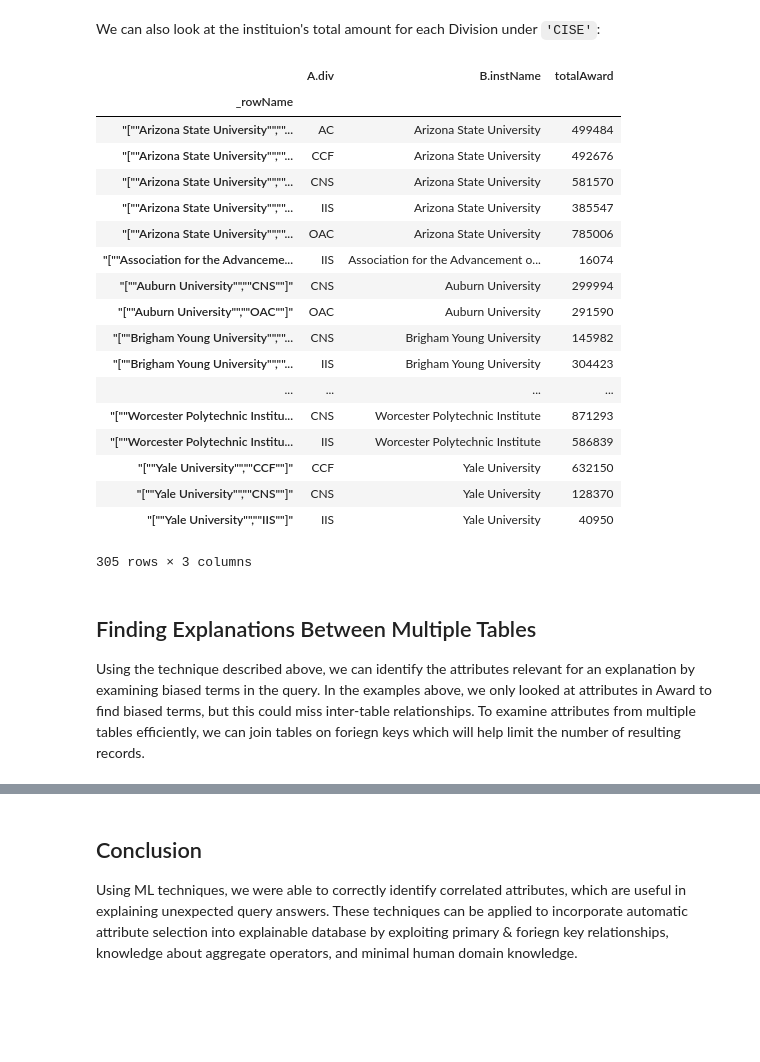
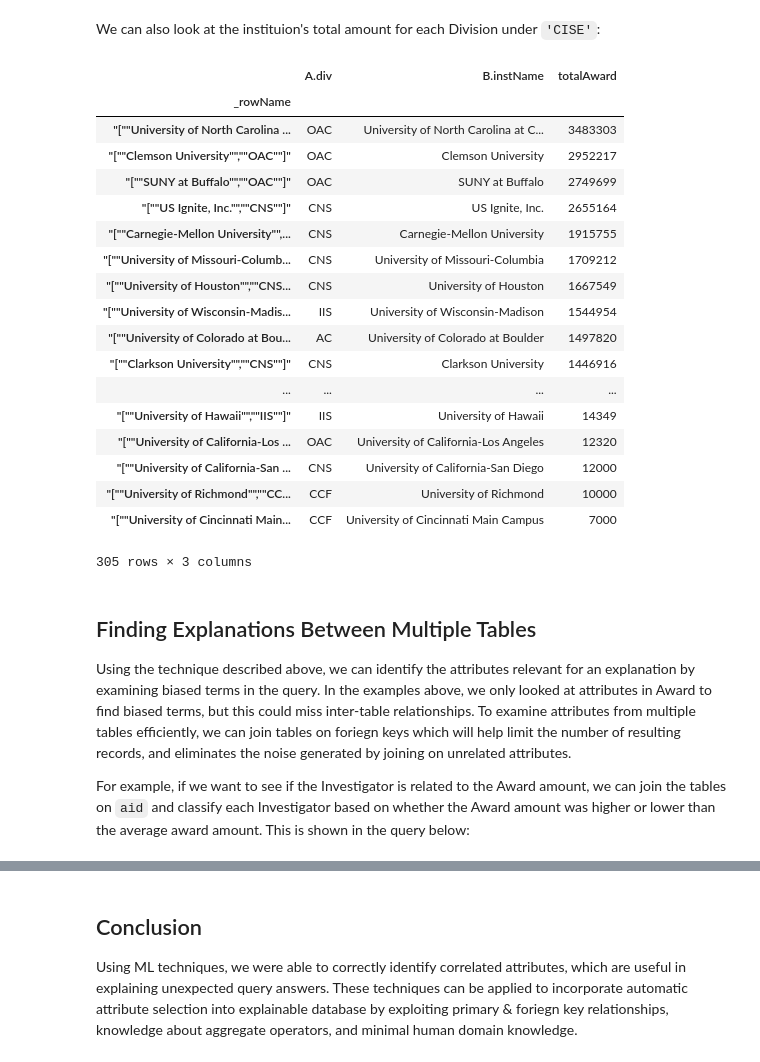
Before and after one commit to Mdevlin4/CMSC724, a Jupyter notebook: Explaining Queries by Identifying Biased Features.ipynb, the cells around one changed output, grey strips where cells are left out. Cells and saved outputs as stored; diff of their text form; code cells hidden in the pictures; blank space fills up the shorter version.

Commit message:
Added example explanations for the multiple table part of the notebook added images for the readme file

```diff
--- a/Explaining Queries by Identifying Biased Features.ipynb
+++ b/Explaining Queries by Identifying Biased Features.ipynb
@@ -355,34 +355,36 @@ We can also look at the instituion's total amount for each Division under `'CISE
 # %%
 mldb.query("""
 SELECT B.instName, A.div, sum(A.amount) AS totalAward
 FROM Award AS A
 INNER JOIN Institution AS B ON A.aid = B.aid
 WHERE A.dir = 'CISE' and A.year = 2017
 GROUP BY B.instName, A.div
-ORDER BY B.instName, A.div ASC
+ORDER BY totalAward DESC
 """)
 # %% [output]
 |  | A.div | B.instName | totalAward |
 | _rowName |  |  |  |
-| "[""Arizona State University"",""... | AC | Arizona State University | 499484 |
-| "[""Arizona State University"",""... | CCF | Arizona State University | 492676 |
-| "[""Arizona State University"",""... | CNS | Arizona State University | 581570 |
-| "[""Arizona State University"",""... | IIS | Arizona State University | 385547 |
-| "[""Arizona State University"",""... | OAC | Arizona State University | 785006 |
-| "[""Association for the Advanceme... | IIS | Association for the Advancement o... | 16074 |
-| "[""Auburn University"",""CNS""]" | CNS | Auburn University | 299994 |
-| "[""Auburn University"",""OAC""]" | OAC | Auburn University | 291590 |
-| "[""Brigham Young University"",""... | CNS | Brigham Young University | 145982 |
-| "[""Brigham Young University"",""... | IIS | Brigham Young University | 304423 |
+| "[""University of North Carolina ... | OAC | University of North Carolina at C... | 3483303 |
+| "[""Clemson University"",""OAC""]" | OAC | Clemson University | 2952217 |
+| "[""SUNY at Buffalo"",""OAC""]" | OAC | SUNY at Buffalo | 2749699 |
+| "[""US Ignite, Inc."",""CNS""]" | CNS | US Ignite, Inc. | 2655164 |
+| "[""Carnegie-Mellon University"",... | CNS | Carnegie-Mellon University | 1915755 |
+| "[""University of Missouri-Columb... | CNS | University of Missouri-Columbia | 1709212 |
+| "[""University of Houston"",""CNS... | CNS | University of Houston | 1667549 |
+| "[""University of Wisconsin-Madis... | IIS | University of Wisconsin-Madison | 1544954 |
+| "[""University of Colorado at Bou... | AC | University of Colorado at Boulder | 1497820 |
+| "[""Clarkson University"",""CNS""]" | CNS | Clarkson University | 1446916 |
 | ... | ... | ... | ... |
-| "[""Worcester Polytechnic Institu... | CNS | Worcester Polytechnic Institute | 871293 |
-| "[""Worcester Polytechnic Institu... | IIS | Worcester Polytechnic Institute | 586839 |
-| "[""Yale University"",""CCF""]" | CCF | Yale University | 632150 |
-| "[""Yale University"",""CNS""]" | CNS | Yale University | 128370 |
-| "[""Yale University"",""IIS""]" | IIS | Yale University | 40950 |
+| "[""University of Hawaii"",""IIS""]" | IIS | University of Hawaii | 14349 |
+| "[""University of California-Los ... | OAC | University of California-Los Angeles | 12320 |
+| "[""University of California-San ... | CNS | University of California-San Diego | 12000 |
+| "[""University of Richmond"",""CC... | CCF | University of Richmond | 10000 |
+| "[""University of Cincinnati Main... | CCF | University of Cincinnati Main Campus | 7000 |
 305 rows × 3 columns
 # %% [markdown]
 ## Finding Explanations Between Multiple Tables
-Using the technique described above, we can identify the attributes relevant for an explanation by examining biased terms in the query. In the examples above, we only looked at attributes in Award to find biased terms, but this could miss inter-table relationships. To examine attributes from multiple tables efficiently, we can join tables on foriegn keys which will help limit the number of resulting records.
+Using the technique described above, we can identify the attributes relevant for an explanation by examining biased terms in the query. In the examples above, we only looked at attributes in Award to find biased terms, but this could miss inter-table relationships. To examine attributes from multiple tables efficiently, we can join tables on foriegn keys which will help limit the number of resulting records, and eliminates the noise generated by joining on unrelated attributes.
+
+For example, if we want to see if the Investigator is related to the Award amount, we can join the tables on `aid` and classify each Investigator based on whether the Award amount was higher or lower than the average award amount. This is shown in the query below:
 # %%
 mldb.query("""
```
Also changed, not shown: parts of 6 cells of this notebook, 3 other files.
